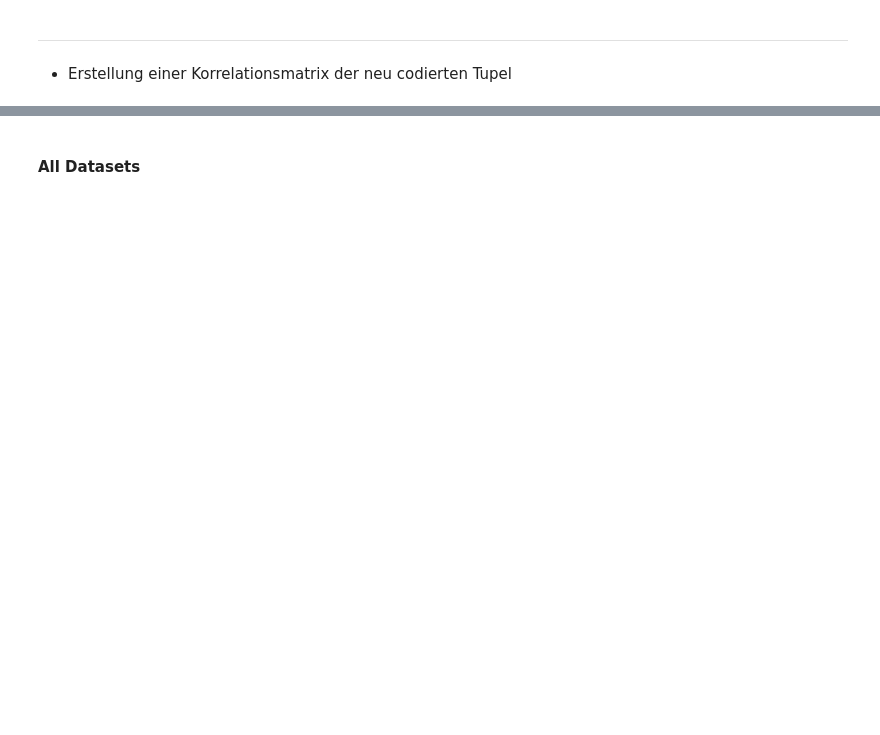
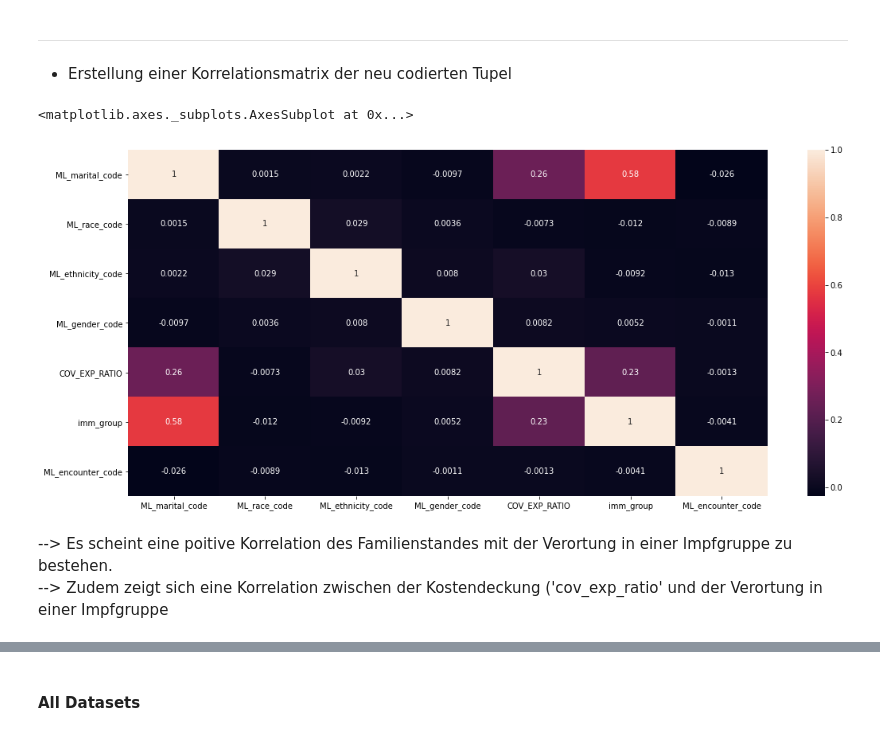
Before and after one commit to Fuenfgeld/ATeamDatenmanagementUndArchivierung, a Jupyter notebook: IMECOS_master.ipynb, the cells around one changed output, grey strips where cells are left out. Cells and saved outputs as stored; diff of their text form; code cells hidden in the pictures; blank space fills up the shorter version.

```diff
--- a/IMECOS_master.ipynb
+++ b/IMECOS_master.ipynb
@@ -208,11 +251,9 @@ SELECT
   (CASE
             WHEN marital LIKE '%m%'
             THEN 0
-            WHEN marital LIKE '%none%'
+            WHEN marital LIKE '%s%'
             THEN 1
-            WHEN marital LIKE '%s%'
-            THEN 2
-            ELSE 3
+            ELSE 2
         END) AS ML_marital_code,
   (CASE
             WHEN race LIKE '%white%'
@@ -300,7 +361,13 @@ pat_imm['imm_group'].plot(kind='hist', bins=20, figsize=(12,6))
 # %%
 # Generating the correlating matrix
 corr = pat_imm.corr()
-plt.figure(figsize=(20, 10))
+plt.figure(figsize=(18, 8))
 # Generating the correlation heat-map (seaborn = sns)
 sns.heatmap(corr, annot=True)
+# %% [output]
+<matplotlib.axes._subplots.AxesSubplot at 0x...>
+[figure, added]
+# %% [markdown]
+--> Es scheint eine poitive Korrelation des Familienstandes mit der Verortung in einer Impfgruppe zu bestehen. <br>
+--> Zudem zeigt sich eine Korrelation zwischen der Kostendeckung ('cov_exp_ratio' und der Verortung in einer Impfgruppe
 # %%
```
Also changed, not shown: parts of 20 cells of this notebook.
